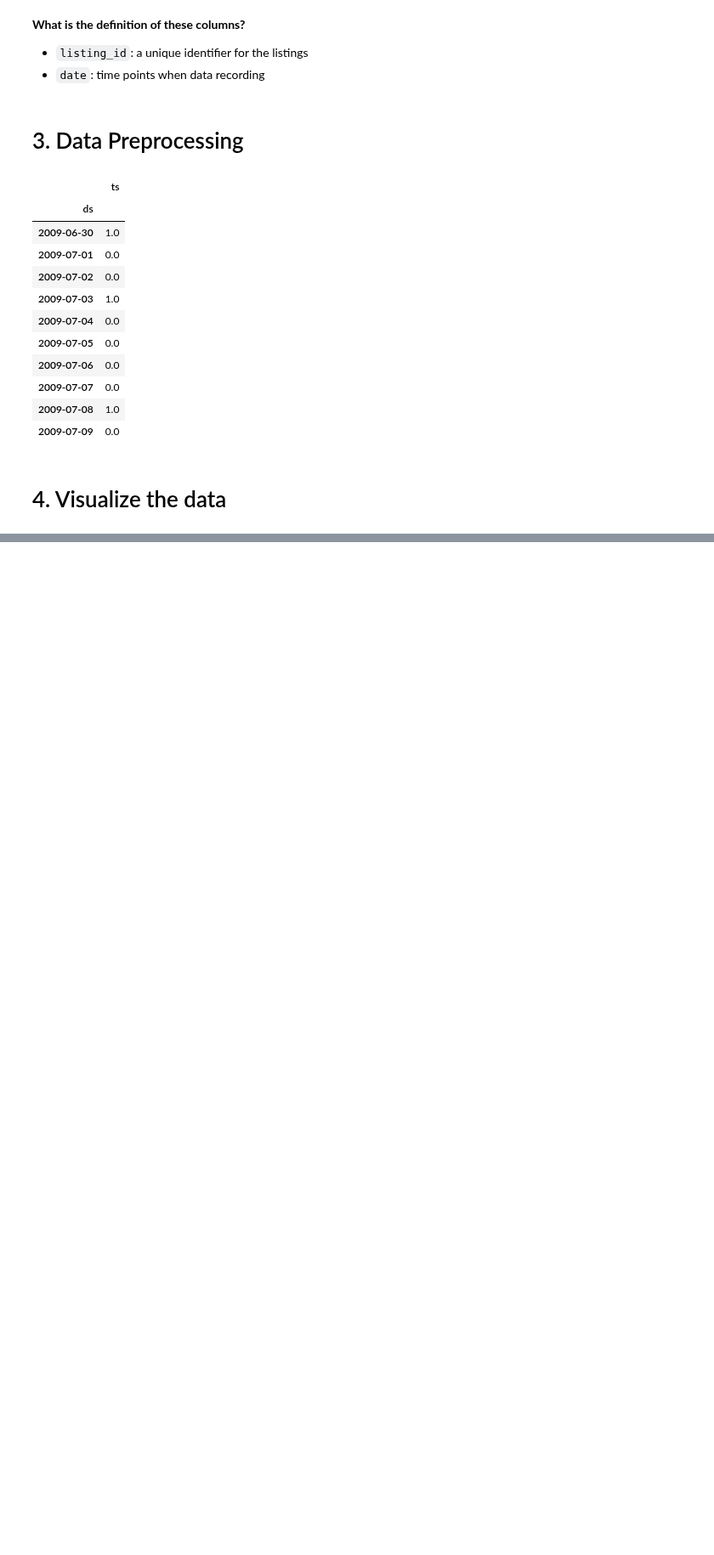
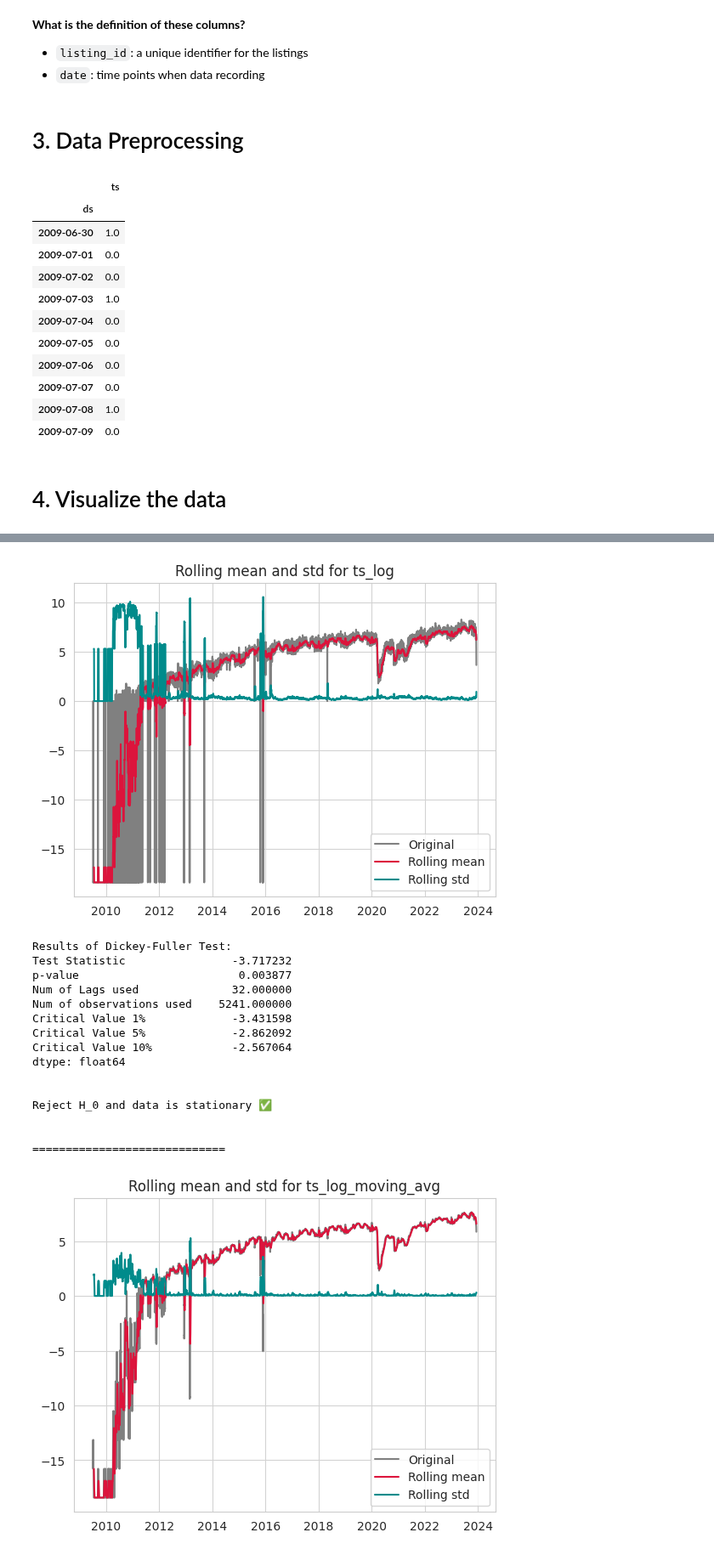
Before and after one commit to mohamedyosef101/learning_area, a Jupyter notebook: Time Series/airbnb_paris_reviews.ipynb, the cells around one changed output, grey strips where cells are left out. Shown at 85% size. Cells and saved outputs as stored; diff of their text form; code cells hidden in the pictures; blank space fills up the shorter version.

```diff
--- a/Time Series/airbnb_paris_reviews.ipynb
+++ b/Time Series/airbnb_paris_reviews.ipynb
@@ -104,0 +263,22 @@ plt.grid(True)
+# %%
+for col in transformed_cols:
+  test_stationarity(df=example, ts=col)
+  print("\n\n=============================\n\n")
+# %% [output]
+[figure, added]
+Results of Dickey-Fuller Test:
+Test Statistic                -3.717232
+p-value                        0.003877
+Num of Lags used              32.000000
+Num of observations used    5241.000000
+Critical Value 1%             -3.431598
+Critical Value 5%             -2.862092
+Critical Value 10%            -2.567064
+dtype: float64
+
+
+Reject H_0 and data is stationary ✅
+
+
+=============================
+[figure, added]
```
Also changed, not shown: parts of 21 cells of this notebook.
